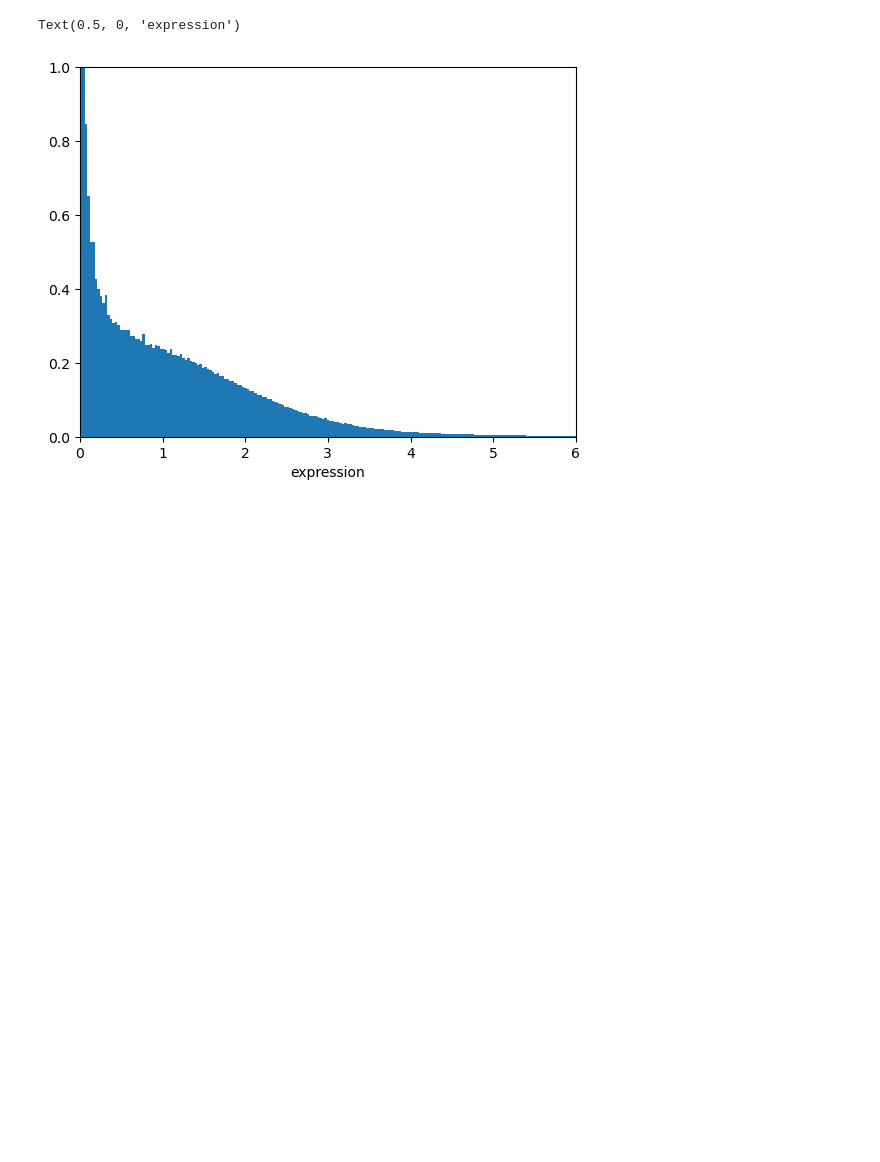
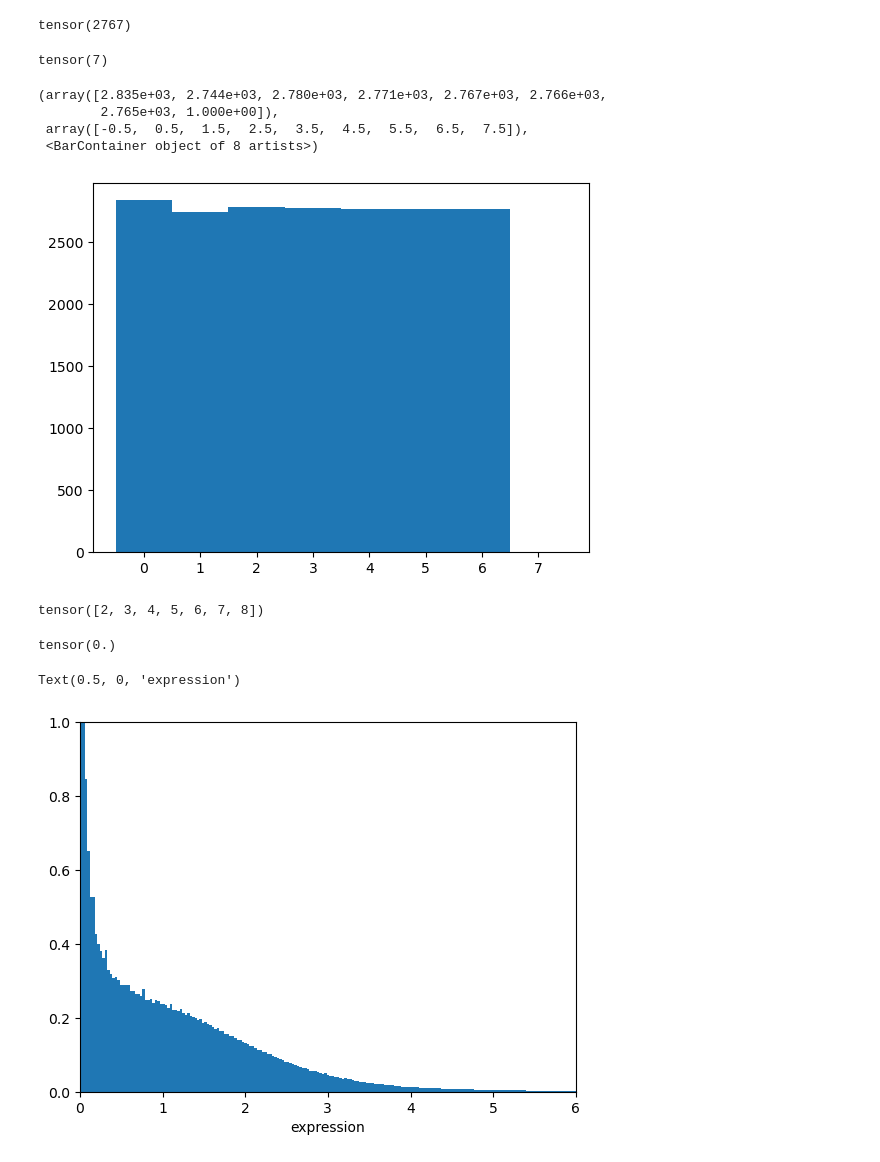
Before and after one commit to sofroniewn/rosa, a Jupyter notebook: notebooks/playground.ipynb, the cells around one changed output. Drawn from its saved outputs; the diff is of its cells as text; code cells hidden in the pictures; blank space fills up the shorter version.

```diff
--- a/notebooks/playground.ipynb
+++ b/notebooks/playground.ipynb
@@ -12,0 +15,8 @@ adata = ad.read_h5ad(EMBEDS_ADATA_PT)
+# %%
+tensor = torch.from_numpy(adata.X[20])
+n_bins = 8
+# %%
+boundaries = torch.quantile(tensor[tensor>0], torch.linspace(0, 1, n_bins-1))
+boundaries = torch.concat([torch.tensor([0]), boundaries])
+boundaries[-1] = torch.inf
+b = torch.bucketize(tensor, boundaries, right=True) - 1
@@ -12,0 +25,8 @@ adata = ad.read_h5ad(EMBEDS_ADATA_PT)
+# %%
+(b == 4).sum()
+# %% [output]
+tensor(2767)
+# %%
+b.max()
+# %% [output]
+tensor(7)
@@ -13,3 +35,21 @@ adata = ad.read_h5ad(EMBEDS_ADATA_PT)
+# %%
+bins = np.arange(n_bins+1) - 0.5
+# %%
+plt.hist(b, bins=bins)
+# %% [output]
+(array([2.835e+03, 2.744e+03, 2.780e+03, 2.771e+03, 2.767e+03, 2.766e+03,
+        2.765e+03, 1.000e+00]),
+ array([-0.5,  0.5,  1.5,  2.5,  3.5,  4.5,  5.5,  6.5,  7.5]),
+ <BarContainer object of 8 artists>)
+[figure, added]
+# %%
+b.unique()
+# %% [output]
+tensor([2, 3, 4, 5, 6, 7, 8])
+# %%
+boundaries[0]
+# %% [output]
+tensor(0.)
 # %%
 bins = np.linspace(0, 6, 200)
 plt.hist(adata.X.flatten(), bins=bins, density=True)
```
Also changed, not shown: parts of 5 cells of this notebook, 1 other file.
